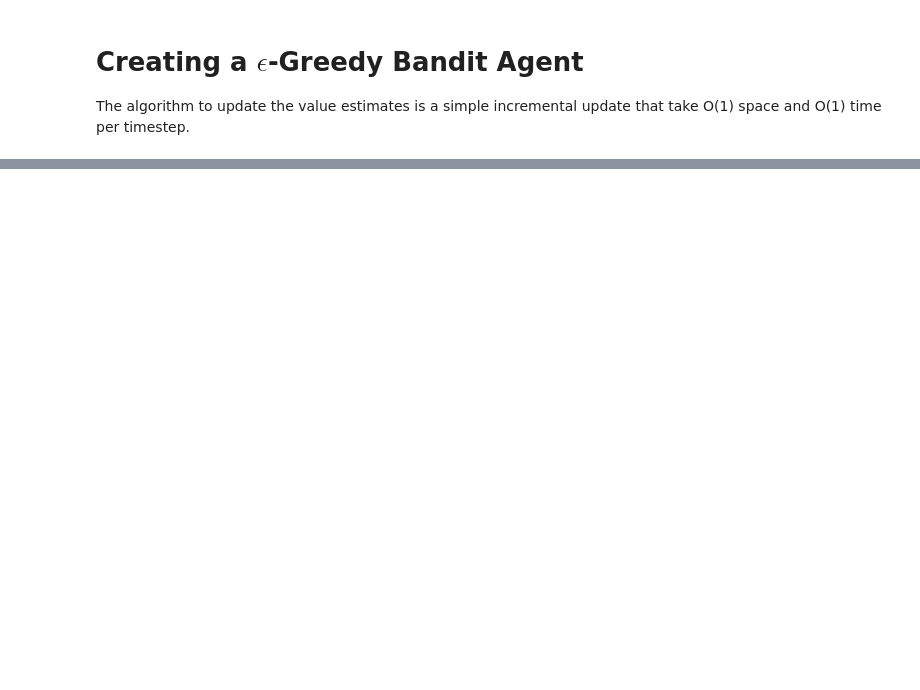
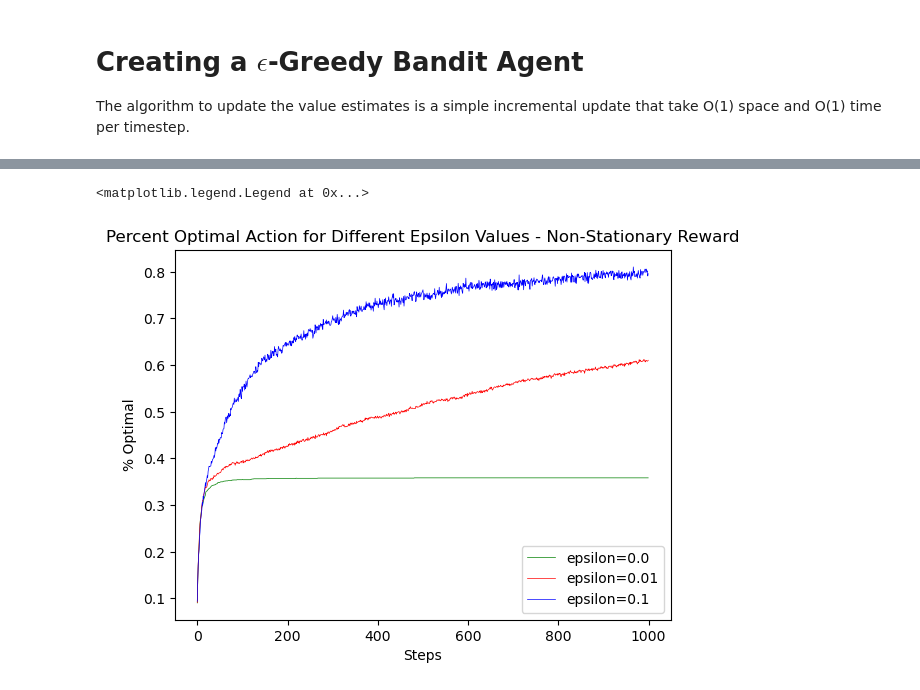
Before and after one commit to shantanu/reinforcement-learning-book, a Jupyter notebook: ch2/k-armed-bandit.ipynb, the cells around one changed output, grey strips where cells are left out. Drawn from its saved outputs; the diff is of its cells as text; code cells hidden in the pictures; blank space fills up the shorter version.

```diff
--- a/ch2/k-armed-bandit.ipynb
+++ b/ch2/k-armed-bandit.ipynb
@@ -159,0 +254,26 @@ plt.legend()
+# %%
+# Define colors for each epsilon value
+colors = ['green', 'red', 'blue']
+
+# Plot average reward for each epsilon
+for idx, color in zip(data_ns.index, colors):
+    plt.plot(data_ns.loc[idx]['% Optimal'], label=f'epsilon={idx}', color=color, linewidth=0.5)
+
+# plt.text(50, 0.7, f'$\epsilon$={0.1}',
+#          color='blue', fontsize=10, verticalalignment='center')
+
+# plt.text(600, 0.6, f'$\epsilon$={0.01}',
+#          color='red', fontsize=10, verticalalignment='center')
+
+# plt.text(500, 0.35, f'$\epsilon$={0} (greedy)',
+#          color='green', fontsize=10, verticalalignment='center')
+
+
+# Add labels and title
+plt.xlabel('Steps')
+plt.ylabel('% Optimal')
+plt.title('Percent Optimal Action for Different Epsilon Values - Non-Stationary Reward')
+plt.legend()
+# %% [output]
+<matplotlib.legend.Legend at 0x...>
+[figure, added]
```
Also changed, not shown: parts of 14 cells of this notebook, 1 other file.
